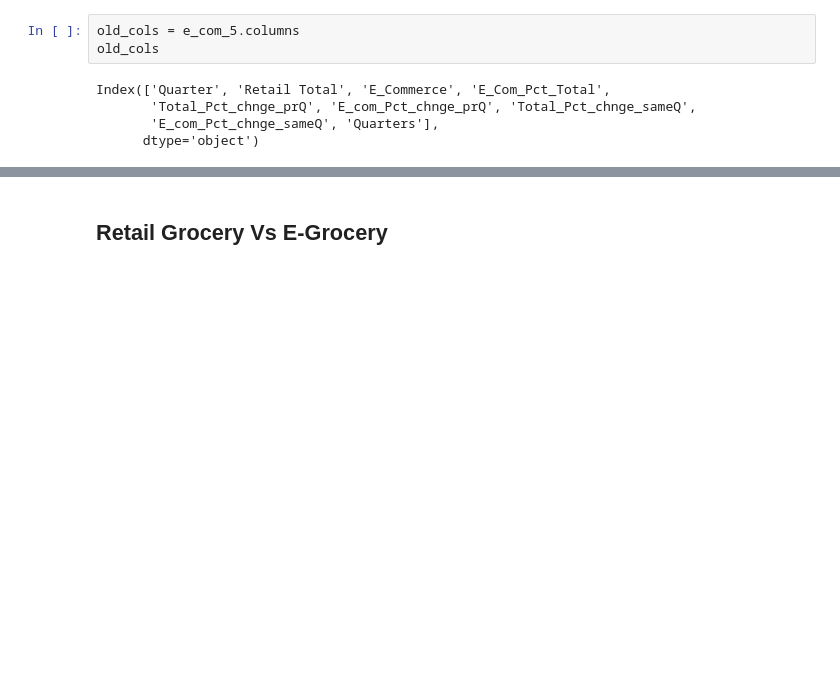
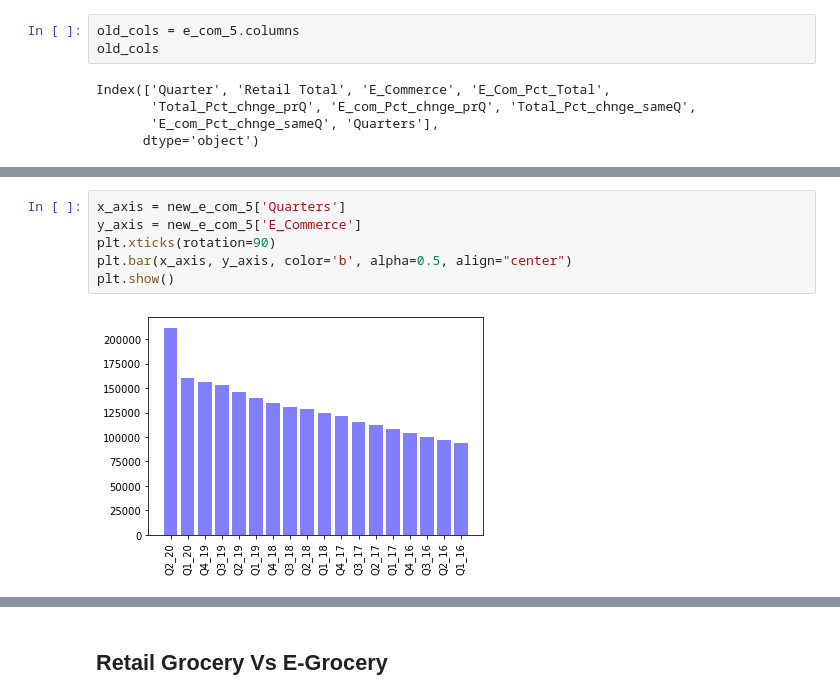
Before and after one commit to LenSin3/Conservatory-cvd19-retail, a Jupyter notebook: covid-retail.ipynb, the cells around one changed output, grey strips where cells are left out. Saved outputs shown, nothing was run; the diff lists cells and outputs as text; blank space fills up the shorter version.

Commit message:
Retail vs E-commerce Plots

```diff
--- a/covid-retail.ipynb
+++ b/covid-retail.ipynb
@@ -207,0 +221,8 @@ plt.show()
+# %%
+x_axis = new_e_com_5['Quarters']
+y_axis = new_e_com_5['E_Commerce']
+plt.xticks(rotation=90)
+plt.bar(x_axis, y_axis, color='b', alpha=0.5, align="center")
+plt.show()
+# %% [output]
+[figure, added]
```
Also changed, not shown: parts of 3 cells of this notebook.
